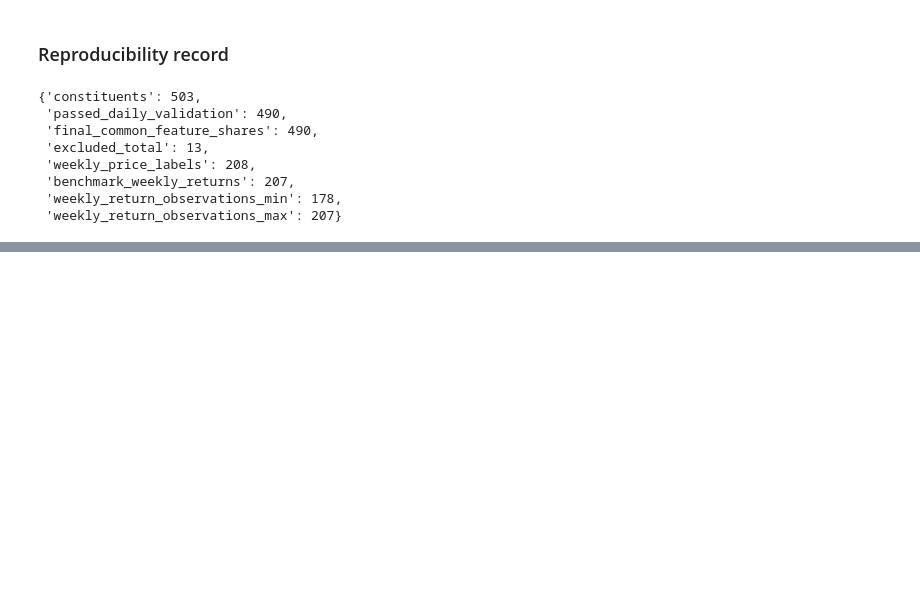
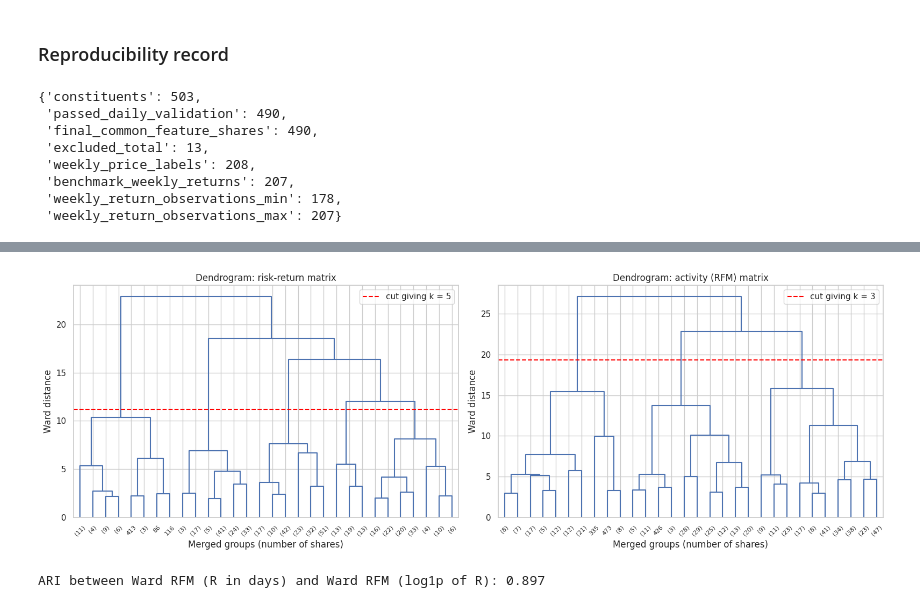
Before and after one commit to Dewdahara/CRMCM_CW1_w2054873, a Jupyter notebook: CRMCM_CW1_w2054873.ipynb, the cells around one changed output, grey strips where cells are left out. Saved outputs shown, nothing was run; the diff lists cells and outputs as text; code cells hidden in the pictures; blank space fills up the shorter version.

```diff
--- a/CRMCM_CW1_w2054873.ipynb
+++ b/CRMCM_CW1_w2054873.ipynb
@@ -1919,0 +2275,52 @@ except ImportError:
+# %%
+# Chart: dendrograms for each matrix (only the last 30 merges are drawn). The red dashed line shows
+# the cut that gives the chosen k.
+def plot_dendrogram(ax, link, k, title):
+    dendrogram(
+        link,
+        truncate_mode="lastp",
+        p=30,
+        ax=ax,
+        color_threshold=0,
+        above_threshold_color="#4C72B0",
+        show_leaf_counts=True,
+        leaf_font_size=8,
+    )
+    cut = (link[-k, 2] + link[-(k - 1), 2]) / 2
+    ax.axhline(cut, color="red", ls="--", label=f"cut giving k = {k}")
+    ax.set_title(title)
+    ax.set_xlabel("Merged groups (number of shares)")
+    ax.set_ylabel("Ward distance")
+    ax.legend()
+
+
+fig, axes = plt.subplots(1, 2, figsize=(16, 5.5))
+plot_dendrogram(axes[0], link_rr, k_ward_rr, "Dendrogram: risk-return matrix")
+plot_dendrogram(axes[1], link_rfm, k_ward_rfm, "Dendrogram: activity (RFM) matrix")
+plt.tight_layout()
+plt.show()
+
+# Output:
+# The red line cuts the risk-return tree at about 11.2 to give 5 groups, and the RFM tree at about
+# 19 to give 3 groups.
+# The last merge happens at about 23 in the risk-return tree and about 27 in the RFM tree.
+# The tree does not decide k on its own. The choice comes from the silhouette and the cluster sizes.
+# %% [output]
+[figure, added]
+# %%
+# Create the final Ward solutions with the chosen k. As a robustness check, repeat the RFM Ward
+# using log1p(Recency) instead of Recency in days and compare the groups with ARI.
+ward_rr = ward_labels(link_rr, k_ward_rr)
+ward_rfm = ward_labels(link_rfm, k_ward_rfm)
+
+X_rfm_logR = X_rfm.assign(Recency=np.log1p(X_rfm["Recency"]))
+Z_rfm_logR = StandardScaler().fit_transform(X_rfm_logR)
+ward_rfm_logR = ward_labels(linkage(Z_rfm_logR, method="ward", metric="euclidean"), k_ward_rfm)
+ari_logR = adjusted_rand_score(ward_rfm, ward_rfm_logR)
+print(f"ARI between Ward RFM (R in days) and Ward RFM (log1p of R): {ari_logR:.3f}")
+
+# Output:
+# The ARI between the two RFM versions is 0.897, so the groups are very similar when Recency is
+# logged. How Recency is treated does not change the final clusters much.
+# %% [output]
+ARI between Ward RFM (R in days) and Ward RFM (log1p of R): 0.897
```
Also changed, not shown: parts of 16 cells of this notebook.
